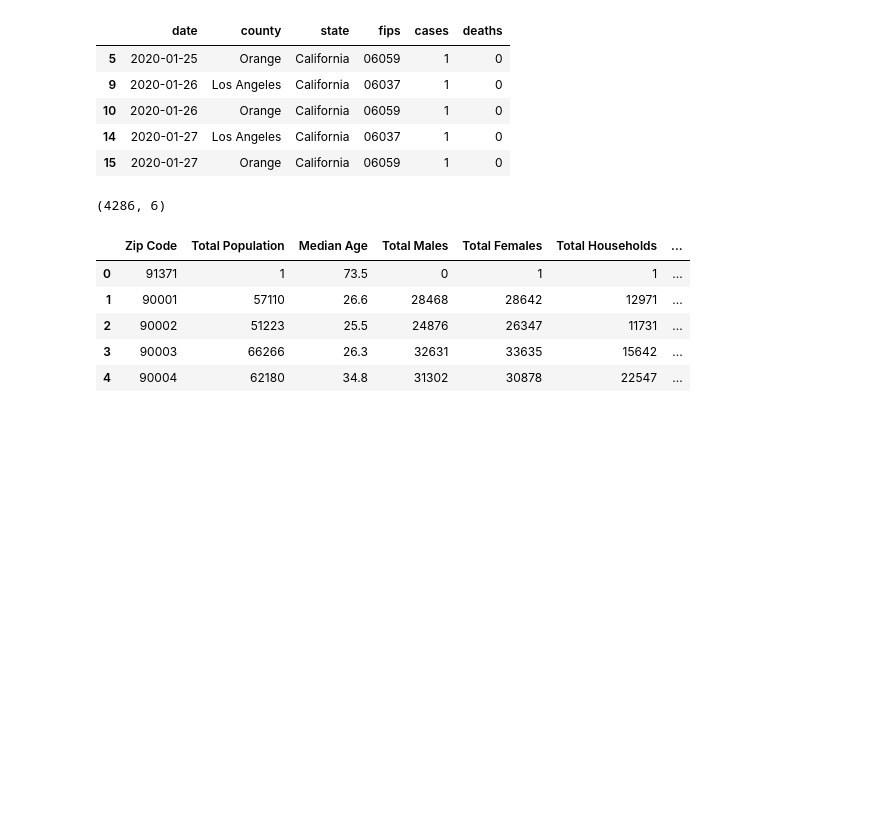
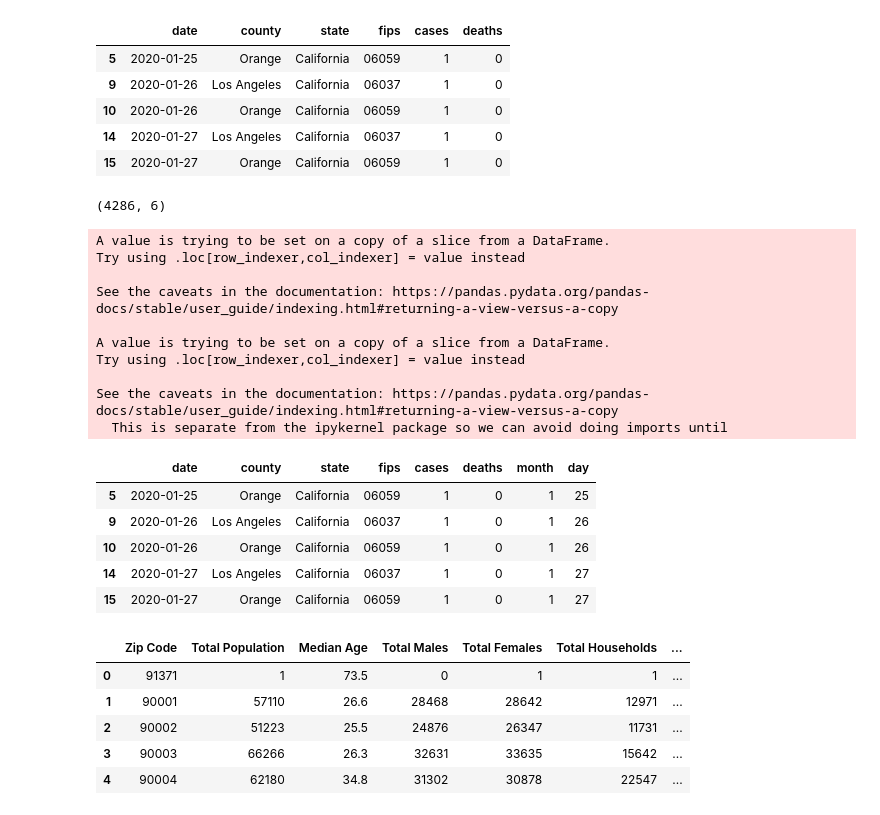
Before and after one commit to salma71/COVID_-LA, a Jupyter notebook: data_expolration.ipynb, the cells around one changed output. Saved outputs shown, nothing was run; the diff lists cells and outputs as text; code cells hidden in the pictures; blank space fills up the shorter version.

Commit message:
parse date into month and day

```diff
--- a/data_expolration.ipynb
+++ b/data_expolration.ipynb
@@ -76,6 +76,28 @@ cases_by_county.shape
 | 14 | 2020-01-27 | Los Angeles | California | 06037 | 1 | 0 |
 | 15 | 2020-01-27 | Orange | California | 06059 | 1 | 0 |
 (4286, 6)
+# %%
+import datetime
+cases_by_county['month'] = pd.DatetimeIndex(cases_by_county['date']).month
+cases_by_county['day'] = pd.DatetimeIndex(cases_by_county['date']).day
+cases_by_county.head()
+# %% [output]
+A value is trying to be set on a copy of a slice from a DataFrame.
+Try using .loc[row_indexer,col_indexer] = value instead
+
+See the caveats in the documentation: https://pandas.pydata.org/pandas-docs/stable/user_guide/indexing.html#returning-a-view-versus-a-copy
+
+A value is trying to be set on a copy of a slice from a DataFrame.
+Try using .loc[row_indexer,col_indexer] = value instead
+
+See the caveats in the documentation: https://pandas.pydata.org/pandas-docs/stable/user_guide/indexing.html#returning-a-view-versus-a-copy
+  This is separate from the ipykernel package so we can avoid doing imports until
+|  | date | county | state | fips | cases | deaths | month | day |
+| 5 | 2020-01-25 | Orange | California | 06059 | 1 | 0 | 1 | 25 |
+| 9 | 2020-01-26 | Los Angeles | California | 06037 | 1 | 0 | 1 | 26 |
+| 10 | 2020-01-26 | Orange | California | 06059 | 1 | 0 | 1 | 26 |
+| 14 | 2020-01-27 | Los Angeles | California | 06037 | 1 | 0 | 1 | 27 |
+| 15 | 2020-01-27 | Orange | California | 06059 | 1 | 0 | 1 | 27 |
 # %%
 census_url = 'https://raw.githubusercontent.com/salma71/COVID_LA/salma/datasets/2010_Census_Populations_by_Zip_Code.csv'
 census_pop = pd.read_csv(census_url)
```
Also changed, not shown: parts of 2 cells of this notebook.
